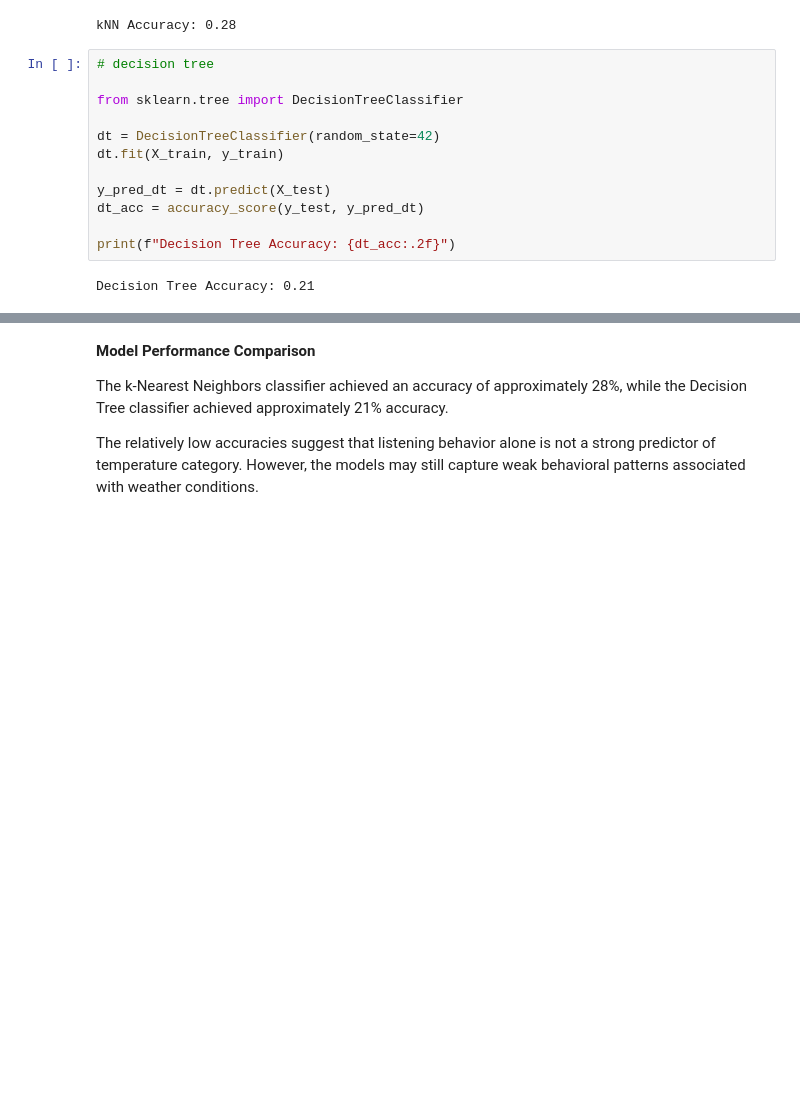
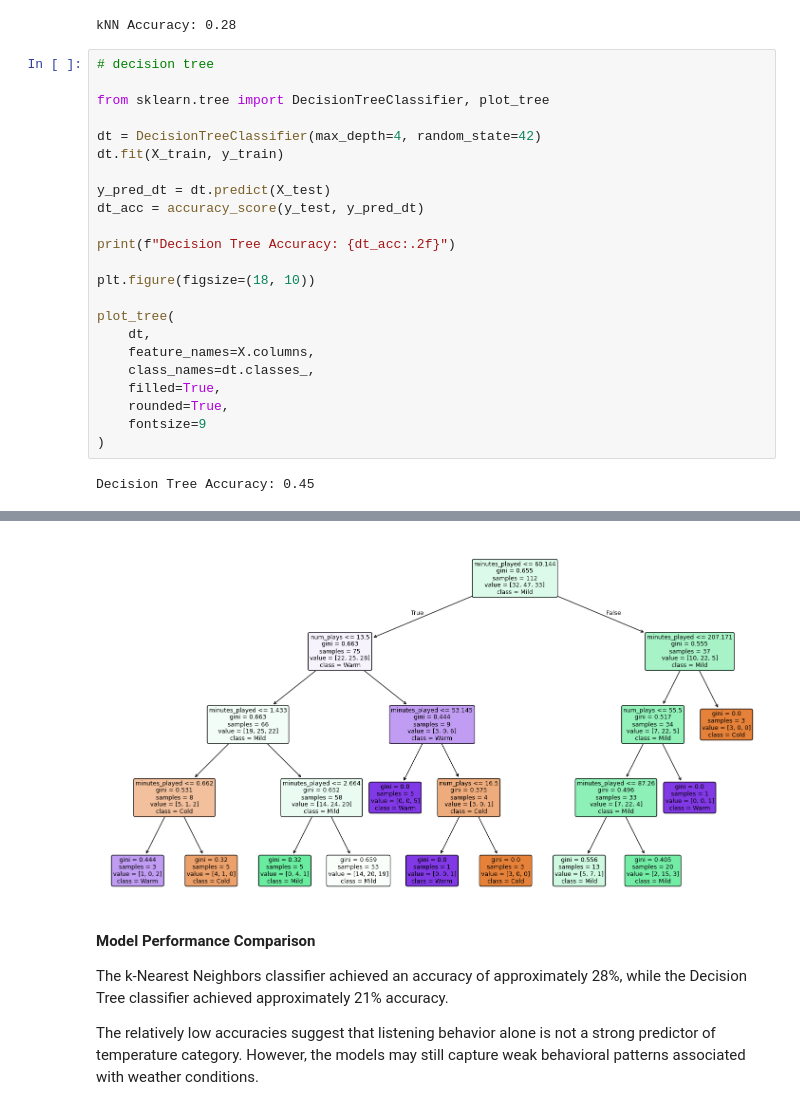
Before and after one commit to Lauren1205/spotify-data-analysis, a Jupyter notebook: analysis.ipynb, the cells around one changed output, grey strips where cells are left out. Cells and saved outputs as stored; diff of their text form; blank space fills up the shorter version.

```diff
--- a/analysis.ipynb
+++ b/analysis.ipynb
@@ -386,14 +386,25 @@ kNN Accuracy: 0.28
 # %%
 # decision tree
 
-from sklearn.tree import DecisionTreeClassifier
+from sklearn.tree import DecisionTreeClassifier, plot_tree
 
-dt = DecisionTreeClassifier(random_state=42)
+dt = DecisionTreeClassifier(max_depth=4, random_state=42)
 dt.fit(X_train, y_train)
 
 y_pred_dt = dt.predict(X_test)
 dt_acc = accuracy_score(y_test, y_pred_dt)
 
 print(f"Decision Tree Accuracy: {dt_acc:.2f}")
+
+plt.figure(figsize=(18, 10))
+
+plot_tree(
+    dt,
+    feature_names=X.columns,
+    class_names=dt.classes_,
+    filled=True,
+    rounded=True,
+    fontsize=9
+)
 # %% [output]
-Decision Tree Accuracy: 0.21
+Decision Tree Accuracy: 0.45
@@ -400,3 +428,4 @@ Decision Tree Accuracy: 0.21
+[figure, added]
 # %% [markdown]
 **Model Performance Comparison**
 
```
Also changed, not shown: parts of 1 cell of this notebook.
